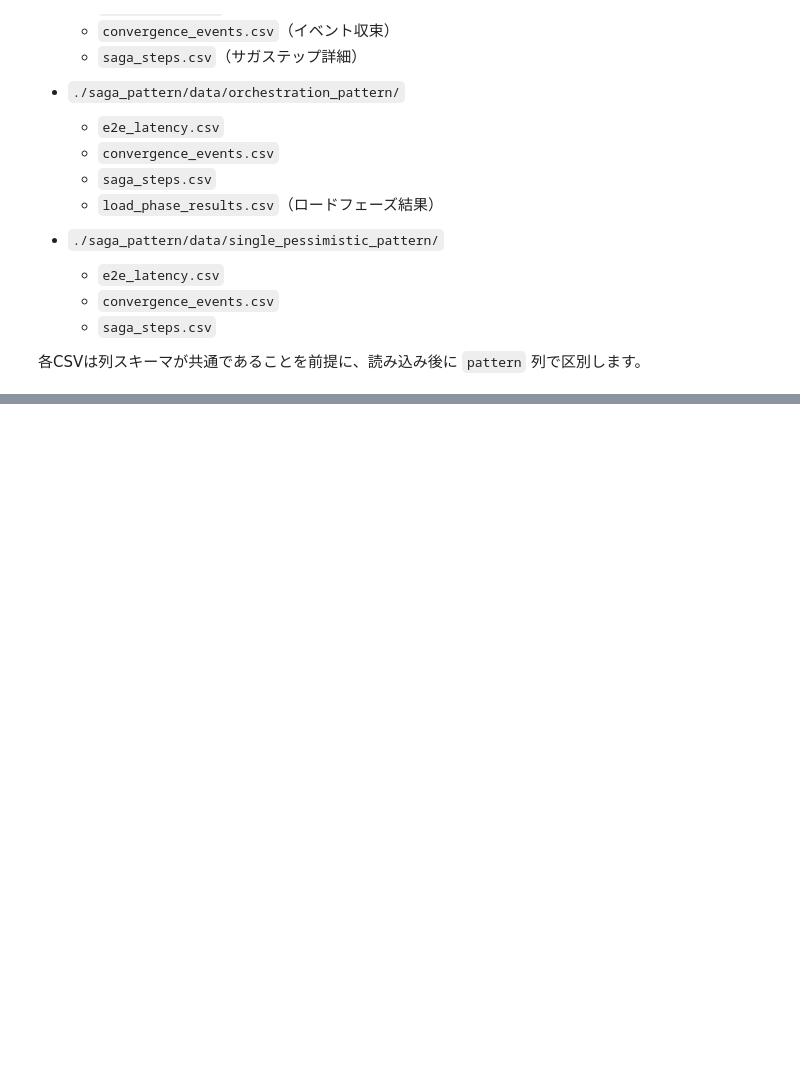
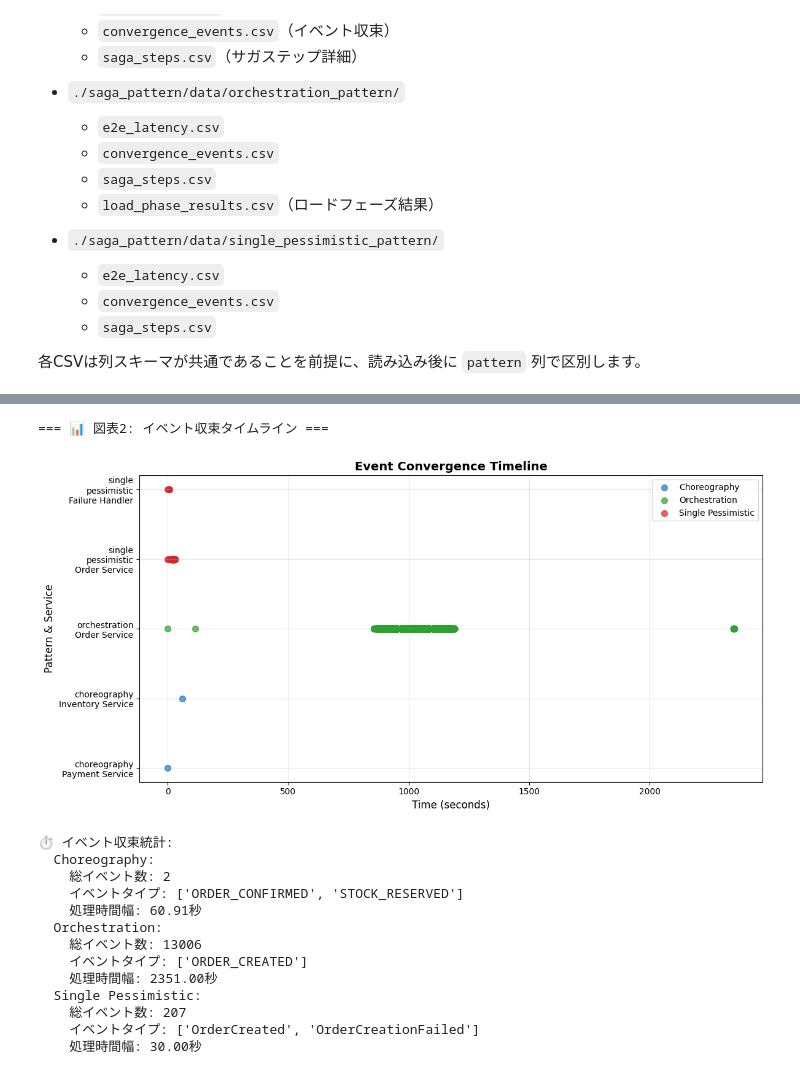
Before and after one commit to sugiyama404/practice_infra_arch, a Jupyter notebook: saga_pattern/test_result.ipynb, the cells around one changed output, grey strips where cells are left out. Drawn from its saved outputs; the diff is of its cells as text; code cells hidden in the pictures; blank space fills up the shorter version.

```diff
--- a/saga_pattern/test_result.ipynb
+++ b/saga_pattern/test_result.ipynb
@@ -442,0 +524,34 @@ df_phase_results = load_phase_analysis()
+# %%
+# 📊 図表2: イベント収束タイムライン
+print("=== 📊 図表2: イベント収束タイムライン ===")
+fig, ax = plt.subplots(1, 1, figsize=(12, 6))
+create_event_timeline(df_conv, df_saga, ax)
+plt.tight_layout()
+plt.show()
+
+# イベント統計表示
+print("\n⏱️ イベント収束統計:")
+for pattern in df_conv['pattern'].unique():
+    pattern_conv = df_conv[df_conv['pattern'] == pattern]
+    print(f"  {pattern.replace('_', ' ').title()}:")
+    print(f"    総イベント数: {len(pattern_conv)}")
+    print(f"    イベントタイプ: {list(pattern_conv['event_type'].unique())}")
+    if len(pattern_conv) > 1:
+        time_span = (pattern_conv['processed_at'].max() - pattern_conv['processed_at'].min()).total_seconds()
+        print(f"    処理時間幅: {time_span:.2f}秒")
+# %% [output]
+=== 📊 図表2: イベント収束タイムライン ===
+[figure, added]
+⏱️ イベント収束統計:
+  Choreography:
+    総イベント数: 2
+    イベントタイプ: ['ORDER_CONFIRMED', 'STOCK_RESERVED']
+    処理時間幅: 60.91秒
+  Orchestration:
+    総イベント数: 13006
+    イベントタイプ: ['ORDER_CREATED']
+    処理時間幅: 2351.00秒
+  Single Pessimistic:
+    総イベント数: 207
+    イベントタイプ: ['OrderCreated', 'OrderCreationFailed']
+    処理時間幅: 30.00秒
```
Also changed, not shown: parts of 16 cells of this notebook, 1 other file.
